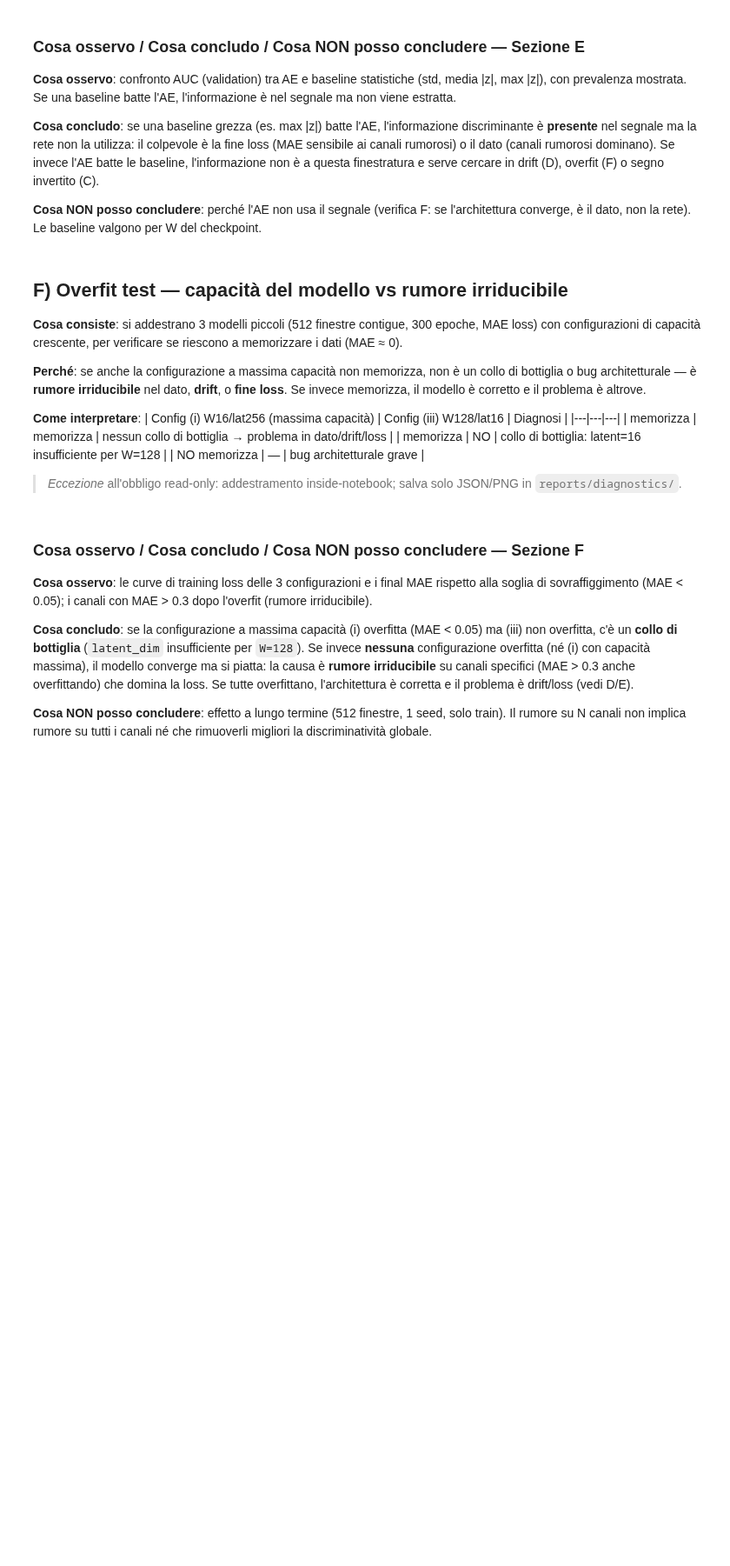
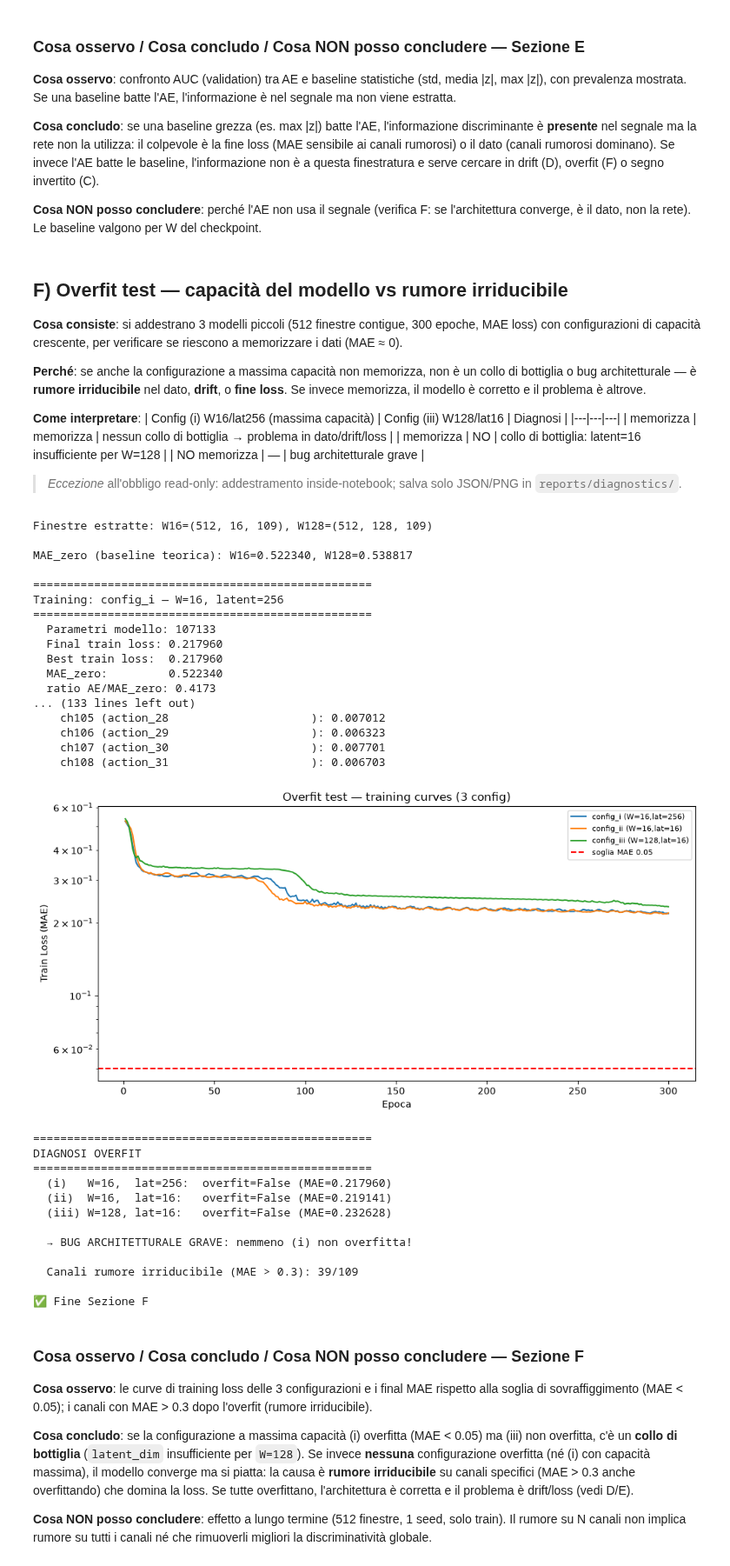
Before and after one commit to s349534/AM01-Detection-of-Anomalous-Behaviour-in-Industrial-Robot, a Jupyter notebook: notebooks/04_model_diagnosis.ipynb, the cells around one changed output. Shown at 87% size. Cells and saved outputs as stored; diff of their text form; code cells hidden in the pictures; blank space fills up the shorter version.

```diff
--- a/notebooks/04_model_diagnosis.ipynb
+++ b/notebooks/04_model_diagnosis.ipynb
@@ -1310,13 +1197,15 @@ train_windows_128 = get_512_windows(train_data, window_size=128)
 print(f"Finestre estratte: W16={train_windows_16.shape}, W128={train_windows_128.shape}")
 
 # --- MAE_zero per ogni config ---
-chan_mean_all = channel_mean  # (82,)
+# channel_mean qui è la media per-canale del train (shape: input_dim), usata come baseline teorica
+chan_mean_all = train_data.mean(axis=0)  # (input_dim,)
 mae_zero_16 = np.abs(train_windows_16 - chan_mean_all).mean(axis=(1, 2)).mean()
 mae_zero_128 = np.abs(train_windows_128 - chan_mean_all).mean(axis=(1, 2)).mean()
 
 print(f"\nMAE_zero (baseline teorica): W16={mae_zero_16:.6f}, W128={mae_zero_128:.6f}")
 
 # --- Overfit configs ---
+# USA input_dim dinamico dal checkpoint (non hardcoded 82)
 configs = [
     {"name": "config_i",   "W": 16,  "latent": 256, "data": train_windows_16},
     {"name": "config_ii",  "W": 16,  "latent": 16,  "data": train_windows_16},
@@ -1338,7 +1227,7 @@ for cfg in configs:
     ds = torch.utils.data.TensorDataset(x_tensor)
     loader = torch.utils.data.DataLoader(ds, batch_size=OVERFIT_BS, shuffle=False)
 
-    model_of = SequenceAutoencoder(input_dim=82, window_size=cfg["W"], latent_dim=cfg["latent"])
+    model_of = SequenceAutoencoder(input_dim=input_dim, window_size=cfg["W"], latent_dim=cfg["latent"])
     print(f"  Parametri modello: {sum(p.numel() for p in model_of.parameters())}")
 
     history_of = fit_autoencoder(
@@ -1383,7 +1272,7 @@ print("Per-channel MAE after overfit (config_i, W=16)")
 print(f"{'='*50}")
 
 set_seed(42)
-model_f_of = SequenceAutoencoder(input_dim=82, window_size=16, latent_dim=256)
+model_f_of = SequenceAutoencoder(input_dim=input_dim, window_size=16, latent_dim=256)
 model_f_of.load_state_dict(results_f["config_i"]["model_state"])
 model_f_of.to(DEVICE)
 model_f_of.eval()
@@ -1391,7 +1280,7 @@ model_f_of.eval()
 with torch.no_grad():
     x = torch.from_numpy(train_windows_16).float().to(DEVICE)
     diff = model_f_of.compute_reconstruction_error(x, reduction="none", metric="mae")
-    per_channel_mae = diff.cpu().numpy().mean(axis=(0, 1))  # (82,)
+    per_channel_mae = diff.cpu().numpy().mean(axis=(0, 1))  # (input_dim,)
 
 high_noise = np.where(per_channel_mae > 0.3)[0]
 print(f"  Canali con MAE > 0.3 (rumore irriducibile): {len(high_noise)}/{input_dim}")
@@ -1413,33 +1302,64 @@ ax.set_ylabel("Train Loss (MAE)")
 ax.set_title("Overfit test — training curves (3 config)")
 ax.set_yscale("log")
 ax.legend(fontsize=8)
 plt.tight_layout()
 plt.show()
 
 # --- Summary diagnosis ---
 print(f"\n{'='*50}")
 print("DIAGNOSI OVERFIT")
 print(f"{'='*50}")
 i_ok = results_f["config_i"]["overfitted"]
 ii_ok = results_f["config_ii"]["overfitted"]
 iii_ok = results_f["config_iii"]["overfitted"]
 print(f"  (i)   W=16,  lat=256:  overfit={i_ok} (MAE={results_f['config_i']['final_train_loss']:.6f})")
 print(f"  (ii)  W=16,  lat=16:   overfit={ii_ok} (MAE={results_f['config_ii']['final_train_loss']:.6f})")
 print(f"  (iii) W=128, lat=16:   overfit={iii_ok} (MAE={results_f['config_iii']['final_train_loss']:.6f})")
 
 if not i_ok:
     print("\n  → BUG ARCHITETTURALE GRAVE: nemmeno (i) non overfitta!")
 elif i_ok and ii_ok and iii_ok:
     print("\n  → NESSUN collo di bottiglia: capacità sufficiente. Problema altrove (drift, loss, dato).")
 elif i_ok and ii_ok and not iii_ok:
     print("\n  → COLLO DI BOTTIGLIA: latent=16 OK per W=16, insufficiente per W=128.")
     print("     Suggerimento: aumentare latent_dim in params_validated_ae.yaml.")
 else:
     print("\n  → Caso imprevisto: verifica manuale.")
 
 print(f"\n  Canali rumore irriducibile (MAE > 0.3): {len(high_noise)}/{input_dim}")
 
 print("\n✅ Fine Sezione F")
+# %% [output]
+Finestre estratte: W16=(512, 16, 109), W128=(512, 128, 109)
+
+MAE_zero (baseline teorica): W16=0.522340, W128=0.538817
+
+==================================================
+Training: config_i — W=16, latent=256
+==================================================
+  Parametri modello: 107133
+  Final train loss: 0.217960
+  Best train loss:  0.217960
+  MAE_zero:         0.522340
+  ratio AE/MAE_zero: 0.4173
+... (133 lines left out)
+    ch105 (action_28                     ): 0.007012
+    ch106 (action_29                     ): 0.006323
+    ch107 (action_30                     ): 0.007701
+    ch108 (action_31                     ): 0.006703
+[figure, added]
+==================================================
+DIAGNOSI OVERFIT
+==================================================
+  (i)   W=16,  lat=256:  overfit=False (MAE=0.217960)
+  (ii)  W=16,  lat=16:   overfit=False (MAE=0.219141)
+  (iii) W=128, lat=16:   overfit=False (MAE=0.232628)
+
+  → BUG ARCHITETTURALE GRAVE: nemmeno (i) non overfitta!
+
+  Canali rumore irriducibile (MAE > 0.3): 39/109
+
+✅ Fine Sezione F
 # %% [markdown]
 ### Cosa osservo / Cosa concludo / Cosa NON posso concludere — Sezione F
 
```
Also changed, not shown: parts of 51 cells of this notebook, 2 other files.
